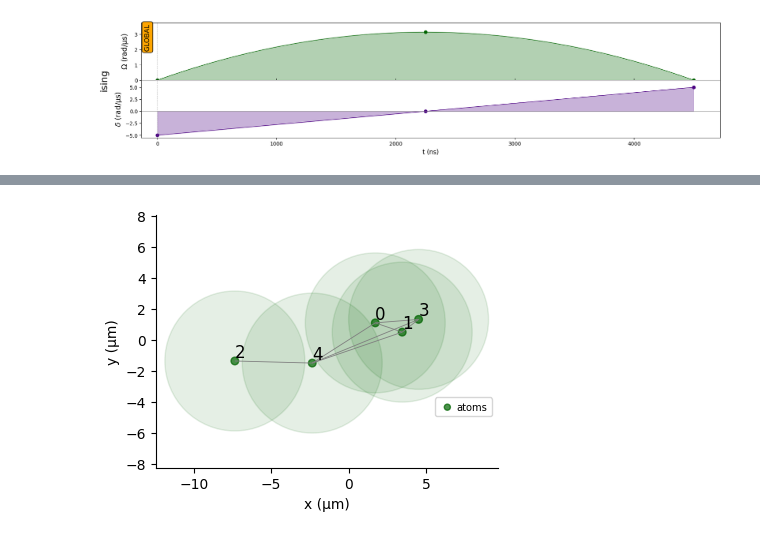
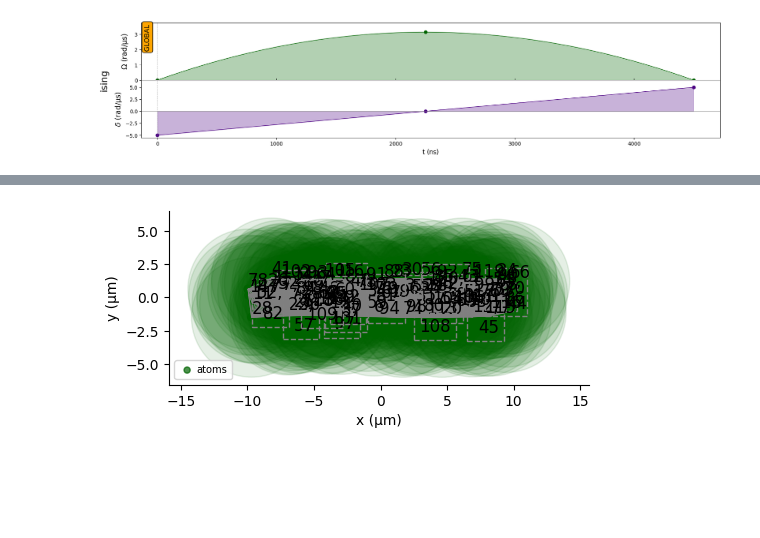
Before and after one commit to iljapavlov/EPIQEK, a Jupyter notebook: demo.ipynb, the cells around one changed output, grey strips where cells are left out. Saved outputs shown, nothing was run; the diff lists cells and outputs as text; code cells hidden in the pictures; blank space fills up the shorter version.

```diff
--- a/demo.ipynb
+++ b/demo.ipynb
@@ -91,13 +90,13 @@ plot_distribution(count_dict)
 # %%
 from pulser import Register
 from pulser.devices import Chadoq2
 
-coords = np.array([(random.random()*20,random.random()*3) for _ in range(5)])
+coords = np.array([(random.random()*20,random.random()*3) for _ in range(120)])
 reg = Register.from_coordinates(coords)
 reg.draw(
     blockade_radius=Chadoq2.rydberg_blockade_radius(10.0),
     draw_graph=True,
     draw_half_radius=True,
 )
 # %% [output]
-[figure, old version]
+[figure, new version]
```
Also changed, not shown: parts of 2 cells of this notebook, 3 other files.
